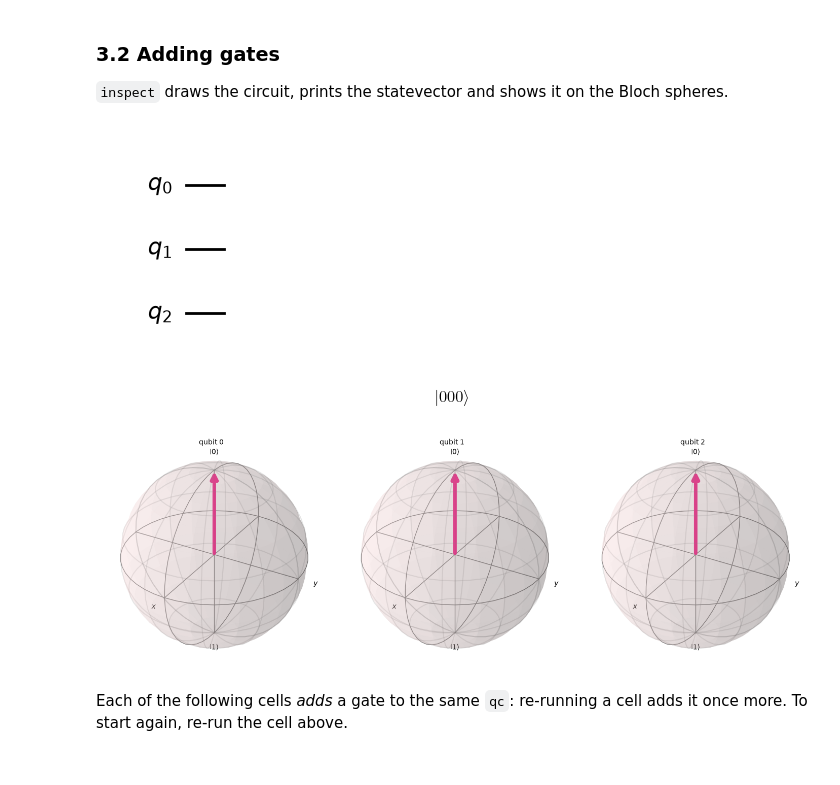
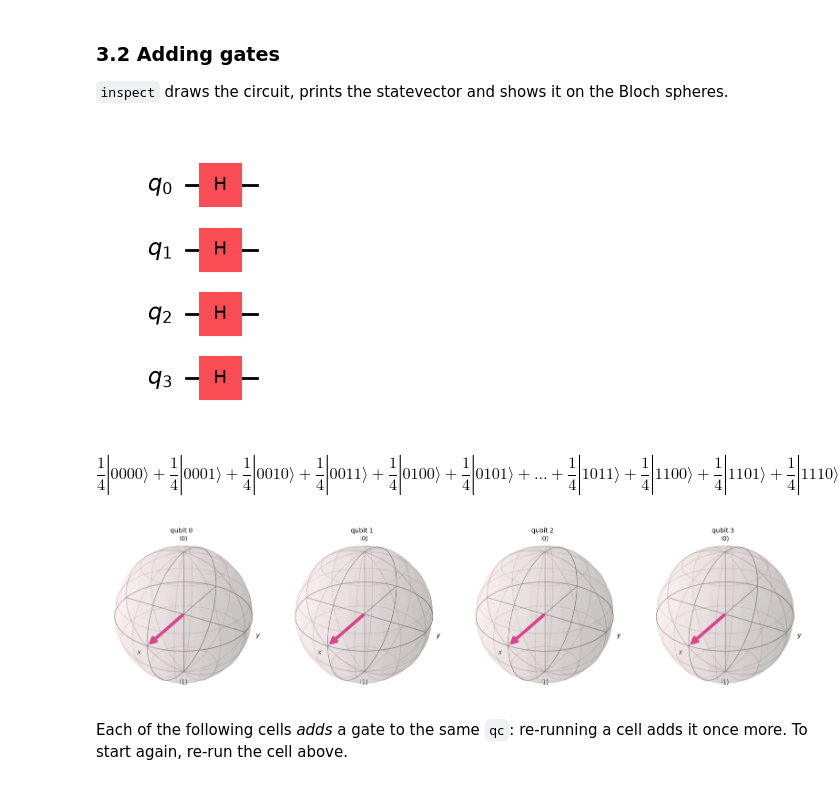
Before and after one commit to Broum/UKP_IQC_materials, a Jupyter notebook: 02_Qiskit_circuits_colab.ipynb, the cells around one changed output. Drawn from its saved outputs; the diff is of its cells as text; code cells hidden in the pictures.

```diff
--- a/02_Qiskit_circuits_colab.ipynb
+++ b/02_Qiskit_circuits_colab.ipynb
@@ -740,12 +742,16 @@ def inspect(qc):
     state = Statevector(qc)
     display(qc.draw('mpl'), state.draw('latex'), plot_bloch_multivector(state))
 # %%
-qc = QuantumCircuit(3)
+qc = QuantumCircuit(4)
+qc.h(0)
+qc.h(1)
+qc.h(2)
+qc.h(3)
 inspect(qc)
 # %% [output]
-[figure, old version]
+[figure, new version]
-$$ |000\rangle$$
+$$\frac{1}{4} |0000\rangle+\frac{1}{4} |0001\rangle+\frac{1}{4} |0010\rangle+\frac{1}{4} |0011\rangle+\frac{1}{4} |0100\rangle+\frac{1}{4} |0101\rangle + \ldots +\frac{1}{4} |1011\rangle+\frac{1}{4} |1100\rangle+\frac{1}{4} |1101\rangle+\frac{1}{4} |1110\rangle+\frac{1}{4} |1111\rangle$$
-[figure, old version]
+[figure, new version]
 # %% [markdown]
 Each of the following cells *adds* a gate to the same `qc`: re-running a cell adds it once more.
 To start again, re-run the cell above.
```
Also changed, not shown: parts of 14 cells of this notebook, 3 other files.
